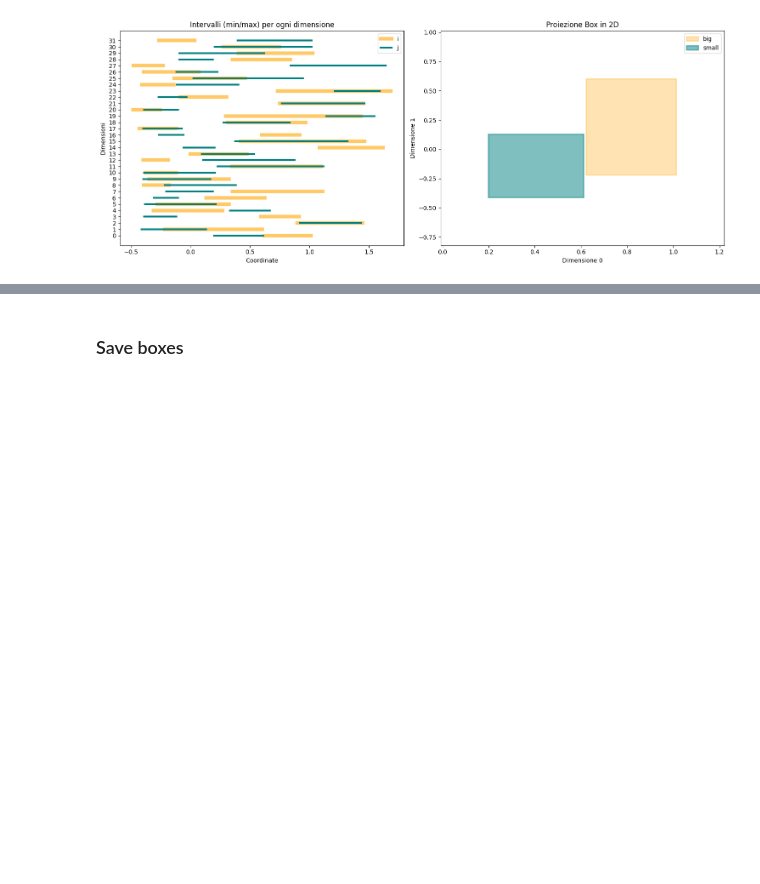
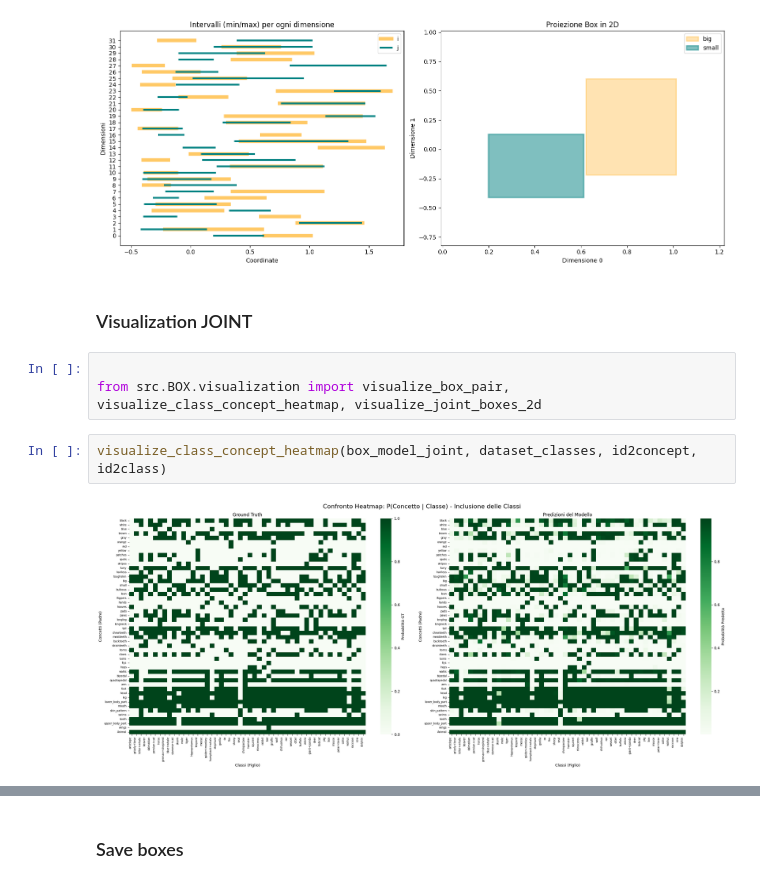
Before and after one commit to stefano-gamba/BoxEmbeddingCBM, a Jupyter notebook: notebooks/awa2/box_training.ipynb, the cells around one changed output, grey strips where cells are left out. Cells and saved outputs as stored; diff of their text form; blank space fills up the shorter version.

```diff
--- a/notebooks/awa2/box_training.ipynb
+++ b/notebooks/awa2/box_training.ipynb
@@ -112,3 +112,12 @@ visualize_concept_hierarchy(box_model, id2concept, concept2id, "big", "small")
 [figure]
 [figure]
 [figure]
+# %% [markdown]
+### Visualization JOINT
+# %%
+
+from src.BOX.visualization import visualize_box_pair, visualize_class_concept_heatmap, visualize_joint_boxes_2d
+# %%
+visualize_class_concept_heatmap(box_model_joint, dataset_classes, id2concept, id2class)
+# %% [output]
+[figure, added]
```
Also changed, not shown: parts of 3 cells of this notebook, 1 other file.
